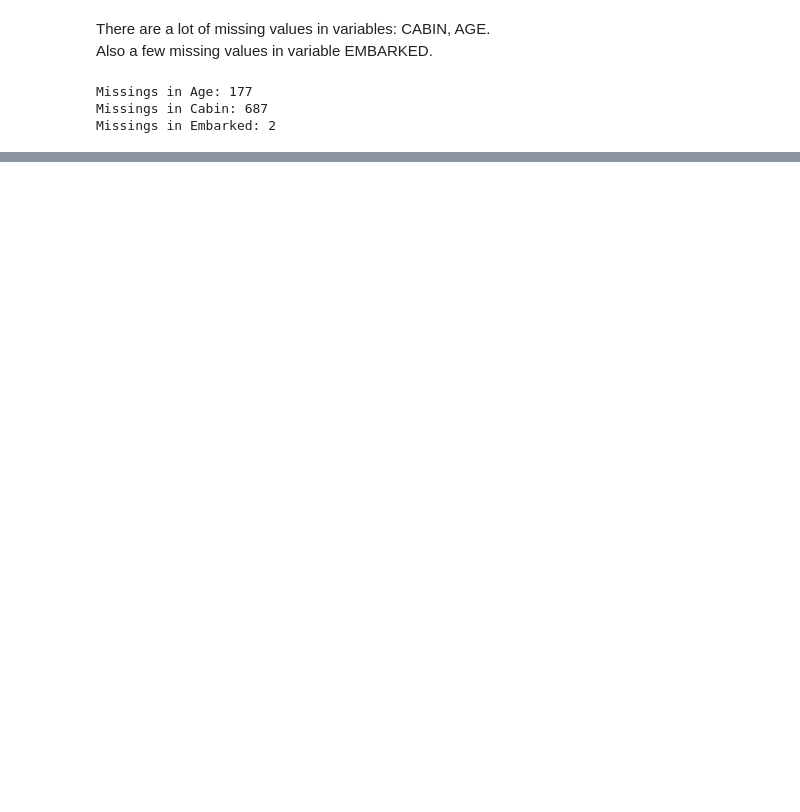
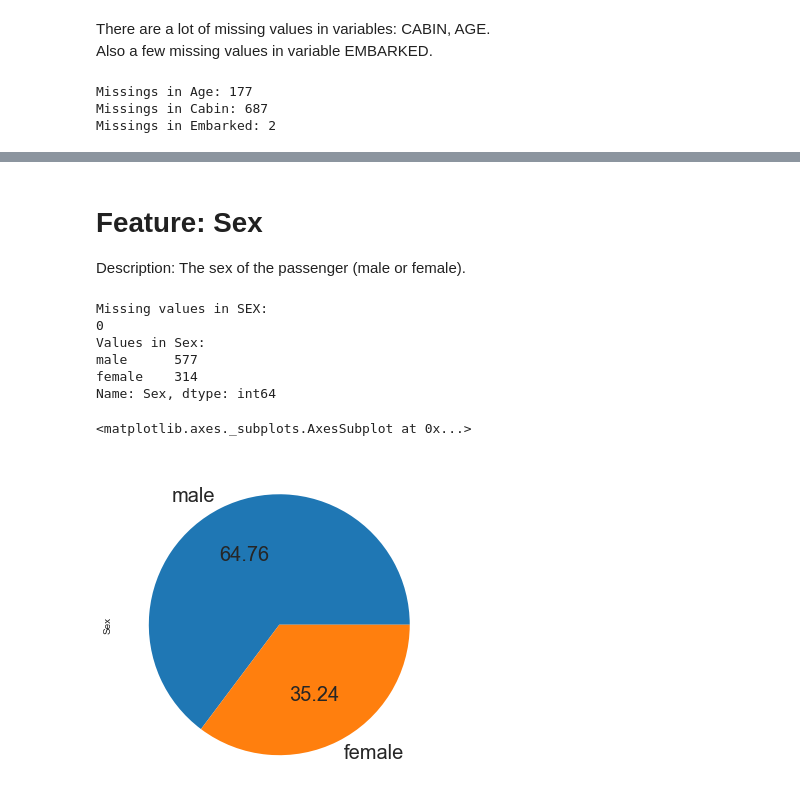
Before and after one commit to iliabadeev/kaggle-titanic-solution, a Jupyter notebook: solution.ipynb, the cells around one changed output, grey strips where cells are left out. Saved outputs shown, nothing was run; the diff lists cells and outputs as text; code cells hidden in the pictures; blank space fills up the shorter version.

```diff
--- a/solution.ipynb
+++ b/solution.ipynb
@@ -135,0 +230,23 @@ df_con = pd.DataFrame() # for continuous variables
+# %% [markdown]
+# Feature: Sex
+Description: The sex of the passenger (male or female).
+# %%
+# Count missings
+print("Missing values in SEX:")
+print(missing_values["Sex"])
+
+# Count values
+print("Values in Sex:")
+print(train["Sex"].value_counts())
+
+# Plot the distribution of the variable
+train["Sex"].value_counts().plot.pie(autopct="%.2f", fontsize=20, figsize=(6,6))
+# %% [output]
+Missing values in SEX:
+0
+Values in Sex:
+male      577
+female    314
+Name: Sex, dtype: int64
+<matplotlib.axes._subplots.AxesSubplot at 0x...>
+[figure, added]
```
Also changed, not shown: parts of 50 cells of this notebook.
